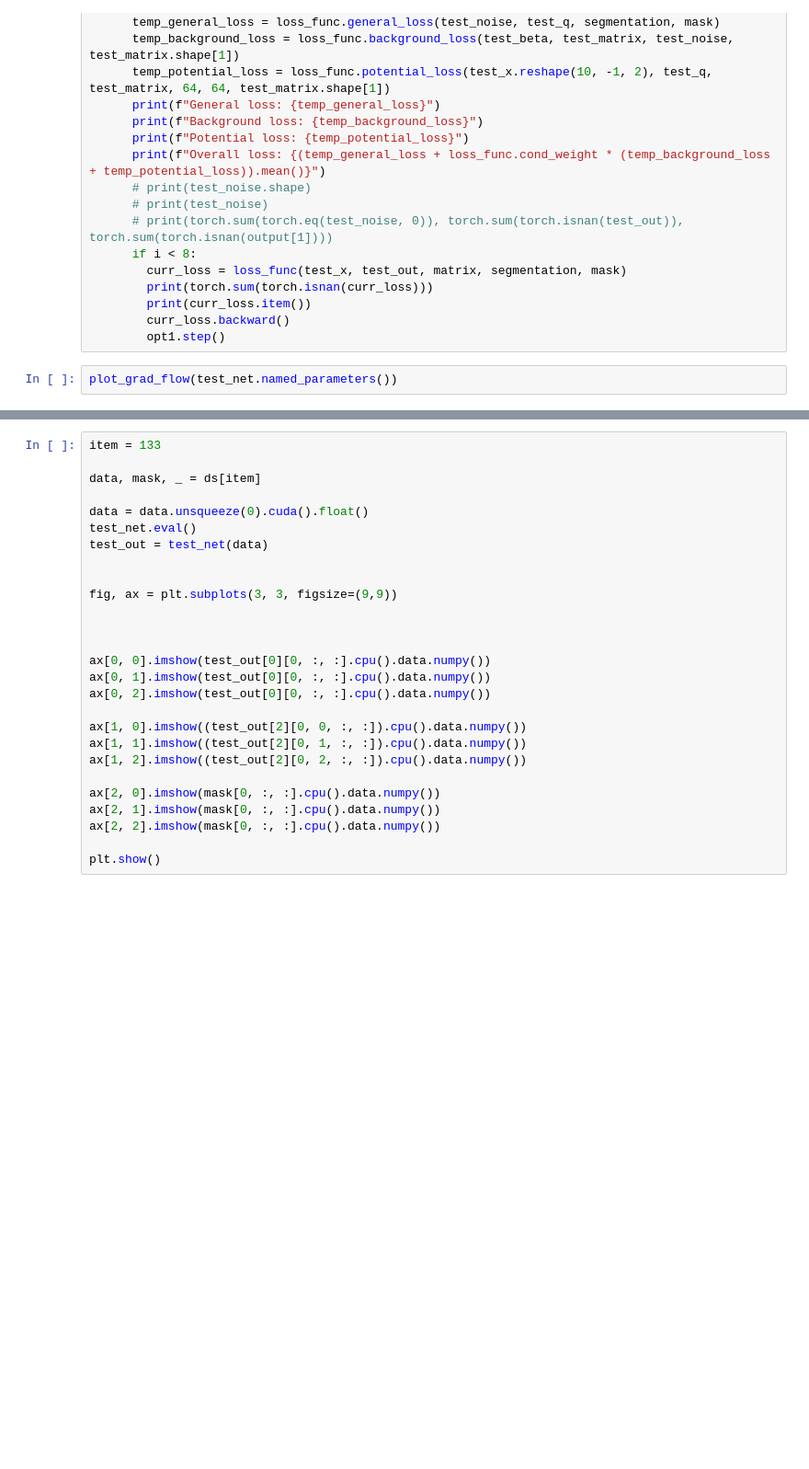
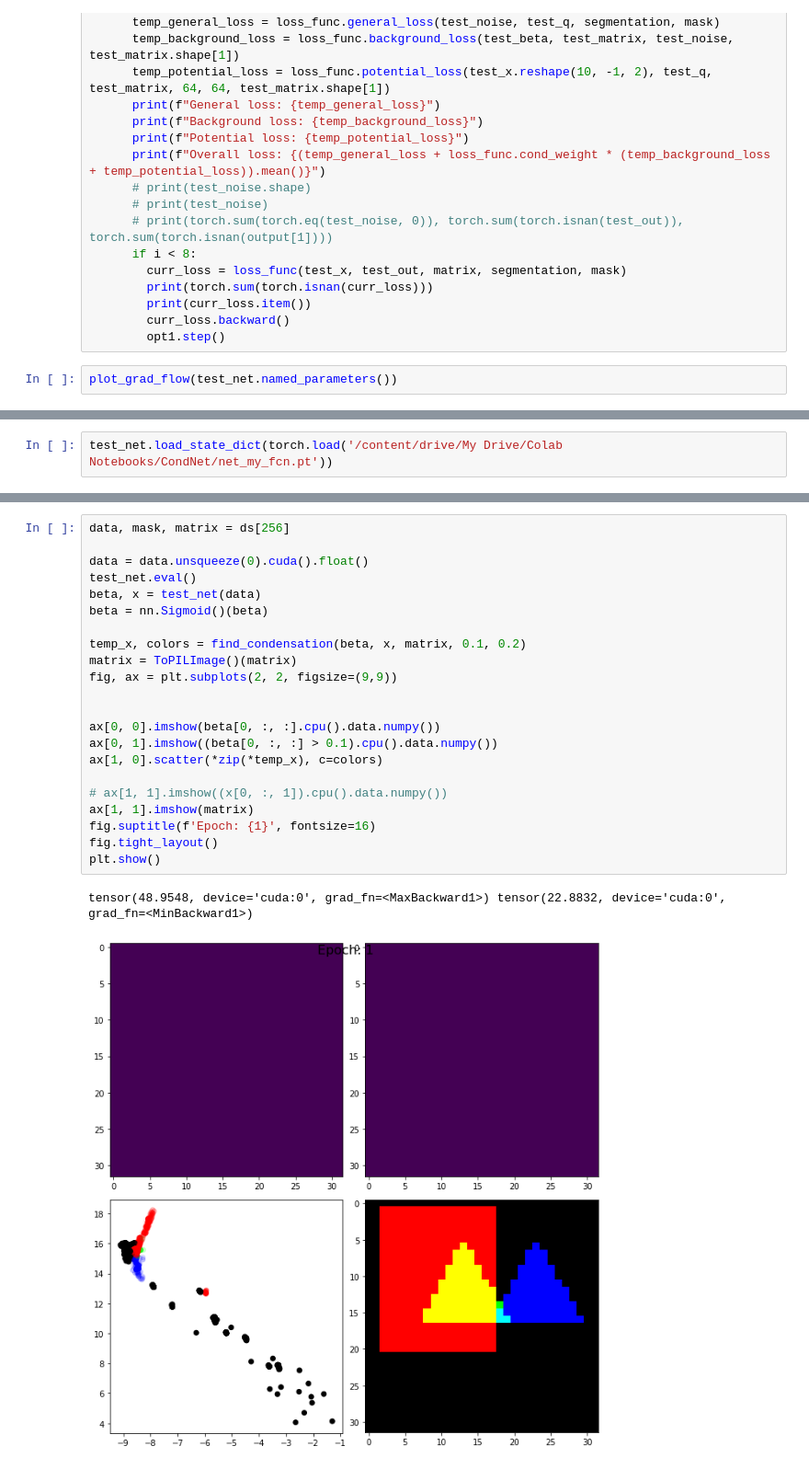
Before and after one commit to BrainCancer/CondNet, a Jupyter notebook: CondNet.ipynb, the cells around one changed output, grey strips where cells are left out. Shown at 92% size. Drawn from its saved outputs; the diff is of its cells as text; blank space fills up the shorter version.

```diff
--- a/CondNet.ipynb
+++ b/CondNet.ipynb
@@ -259,0 +451,2 @@ plt.plot(loss_vs_epoch[1:])
+# %%
+test_net.load_state_dict(torch.load('/content/drive/My Drive/Colab Notebooks/CondNet/net_my_fcn.pt'))
@@ -260,27 +502,25 @@ plt.plot(loss_vs_epoch[1:])
 # %%
-item = 133
-
-data, mask, _ = ds[item]
+data, mask, matrix = ds[256]
 
 data = data.unsqueeze(0).cuda().float()
 test_net.eval()
-test_out = test_net(data)
+beta, x = test_net(data)
+beta = nn.Sigmoid()(beta)
+
+temp_x, colors = find_condensation(beta, x, matrix, 0.1, 0.2)
+matrix = ToPILImage()(matrix)
+fig, ax = plt.subplots(2, 2, figsize=(9,9))
 
 
-fig, ax = plt.subplots(3, 3, figsize=(9,9))
+ax[0, 0].imshow(beta[0, :, :].cpu().data.numpy())
+ax[0, 1].imshow((beta[0, :, :] > 0.1).cpu().data.numpy())
+ax[1, 0].scatter(*zip(*temp_x), c=colors)
 
-
-
-ax[0, 0].imshow(test_out[0][0, :, :].cpu().data.numpy())
-ax[0, 1].imshow(test_out[0][0, :, :].cpu().data.numpy())
-ax[0, 2].imshow(test_out[0][0, :, :].cpu().data.numpy())
-
-ax[1, 0].imshow((test_out[2][0, 0, :, :]).cpu().data.numpy())
-ax[1, 1].imshow((test_out[2][0, 1, :, :]).cpu().data.numpy())
-ax[1, 2].imshow((test_out[2][0, 2, :, :]).cpu().data.numpy())
-
-ax[2, 0].imshow(mask[0, :, :].cpu().data.numpy())
-ax[2, 1].imshow(mask[0, :, :].cpu().data.numpy())
-ax[2, 2].imshow(mask[0, :, :].cpu().data.numpy())
-
+# ax[1, 1].imshow((x[0, :, 1]).cpu().data.numpy())
+ax[1, 1].imshow(matrix)
+fig.suptitle(f'Epoch: {1}', fontsize=16)
+fig.tight_layout()
 plt.show()
+# %% [output]
+tensor(48.9548, device='cuda:0', grad_fn=<MaxBackward1>) tensor(22.8832, device='cuda:0', grad_fn=<MinBackward1>)
+[figure, added]
```
Also changed, not shown: parts of 30 cells of this notebook, 1 other file.
